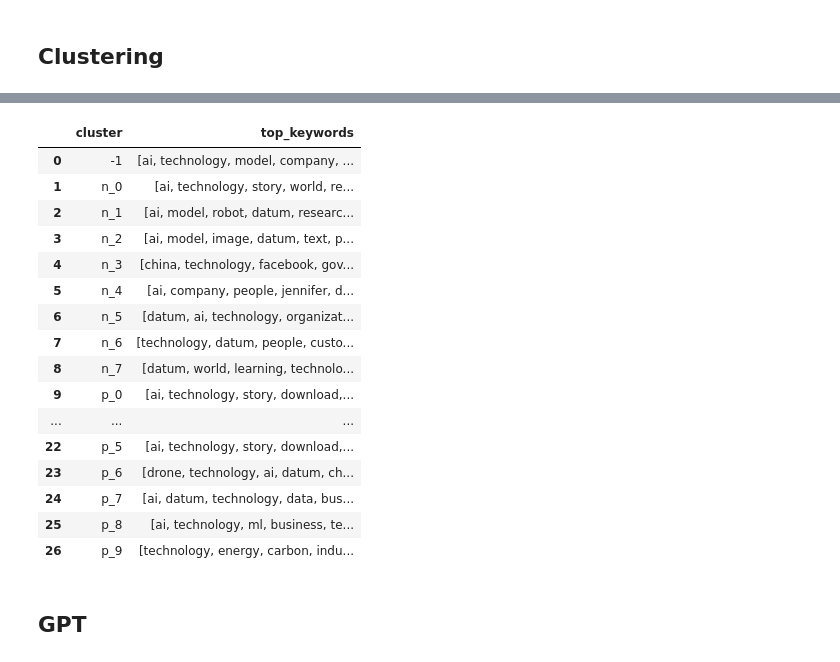
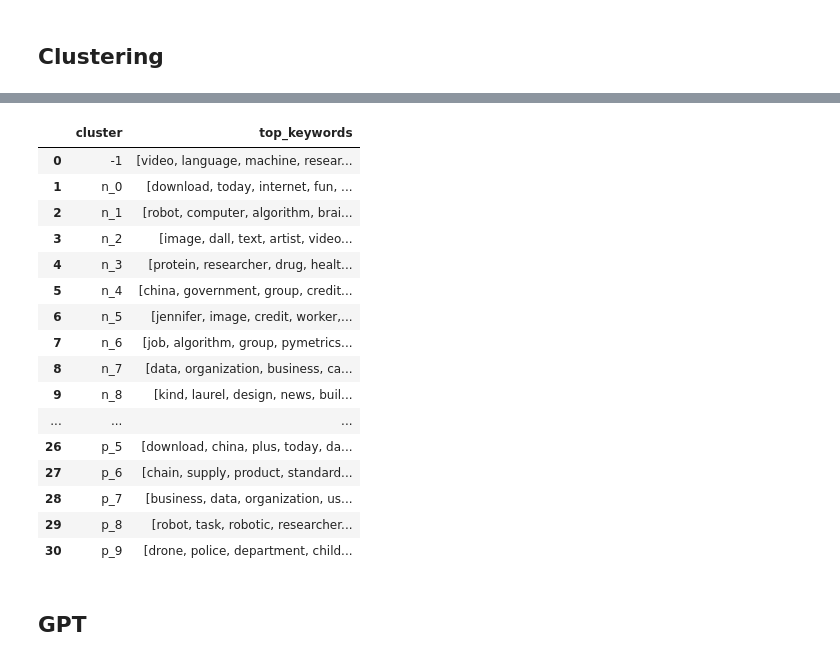
Before and after one commit to AlbaTaboada/Edgelands, a Jupyter notebook: Full_text_analysis(Alba).ipynb, the cells around one changed output, grey strips where cells are left out. Saved outputs shown, nothing was run; the diff lists cells and outputs as text; code cells hidden in the pictures.

Commit message:
Update full_Text_analysis

```diff
--- a/Full_text_analysis(Alba).ipynb
+++ b/Full_text_analysis(Alba).ipynb
@@ -95,7 +91,7 @@ Records range from 2021 to 2024
 # %%
 # Calculate and filter word count
 df["word_count"] = df["text"].str.split().str.len()
-df = df[df["word_count"].between(500, 8000)]
+df = df[df["word_count"].between(500, 6000)]
 
 # Plot histogram
 plt.figure(figsize=(10, 3))
@@ -362,0 +373,30 @@ plt.show()
+# %%
+def remove_top_words(lemmas_column, words_to_remove):
+    """
+    Removes the most common words from each list in the lemmas column.
+
+    Args:
+        lemmas_column (pd.Series): Column containing lists of words.
+        words_to_remove (set): Set of words to be removed.
+
+    Returns:
+        pd.Series: New column with lists of words excluding the most common ones.
+    """
+    return lemmas_column.apply(lambda lemmas: [word for word in lemmas if word not in words_to_remove])
+# %%
+# Clean the articles by removing the most common words
+words_to_remove = set(top_words)  # Convert to a set for fast lookups
+df['lemmas_cleaned'] = remove_top_words(df['lemmas'], words_to_remove)
+
+# Get the most common words after cleaning
+top_words_cleaned, top_counts_cleaned = get_top_n_words(df['lemmas_cleaned'], n_top_words=n_top_words)
+
+# Plot the most common words after cleaning
+plt.figure(figsize=(10, 3))
+plt.bar(top_words_cleaned, top_counts_cleaned, color='lightgreen', edgecolor='black')
+plt.xticks(rotation='vertical')
+plt.xlabel('Word')
+plt.ylabel('Frequency')
+plt.title(f'Top {n_top_words} Most Frequent Words (After Cleaning)')
+plt.tight_layout()
+plt.show()
@@ -363,10 +405,4 @@ plt.show()
 # %%
-# Remove the top 10/20 keywords for the entire corpus for each article
-
-# 1. Put together all the lemmas
-# 2. Identify the 10/20/30 most common ones
-# 3. Remove for every article the l;ist of the most common lemmas
-
 
 # Extract keywords for each cluster
 def extract_keywords(df, top_n=15, max_features=1000):
@@ -375,52 +411,52 @@ def extract_keywords(df, top_n=15, max_features=1000):
     for cluster_id, group in df.groupby("cluster"):
         # Vectorize the text
         vectorizer = CountVectorizer(max_features=max_features)
-        lemmas = group["lemmas"] = group["lemmas"].apply(
+        lemmas = group["lemmas_cleaned"] = group["lemmas_cleaned"].apply(
             lambda x: " ".join(x) if isinstance(x, list) else str(x)
         )
         # print(group["lemmas"])
         # print(test)
         # print(" ".join(group['lemmas']))
         X = vectorizer.fit_transform(lemmas)
 
         # Calculate word frequencies
         word_sums = X.sum(axis=0).A1  # Convert matrix to array
         words_freq = sorted(
             ((word, word_sums[idx]) for word, idx in vectorizer.vocabulary_.items()),
             key=lambda x: x[1], reverse=True
         )
 
         # Get top keywords
         top_keywords = [word for word, _ in words_freq[:top_n]]
 
         # Append cluster results
         results.append({'cluster': cluster_id, 'top_keywords': top_keywords})
 
     return pd.DataFrame(results)
 
 
 # Usage
 keywords_df = extract_keywords(df)
 
 keywords_df
 # %% [output]
 |  | cluster | top_keywords |
-| 0 | -1 | [ai, technology, model, company, ... |
-| 1 | n_0 | [ai, technology, story, world, re... |
-| 2 | n_1 | [ai, model, robot, datum, researc... |
-| 3 | n_2 | [ai, model, image, datum, text, p... |
-| 4 | n_3 | [china, technology, facebook, gov... |
-| 5 | n_4 | [ai, company, people, jennifer, d... |
-| 6 | n_5 | [datum, ai, technology, organizat... |
-| 7 | n_6 | [technology, datum, people, custo... |
-| 8 | n_7 | [datum, world, learning, technolo... |
-| 9 | p_0 | [ai, technology, story, download,... |
+| 0 | -1 | [video, language, machine, resear... |
+| 1 | n_0 | [download, today, internet, fun, ... |
+| 2 | n_1 | [robot, computer, algorithm, brai... |
+| 3 | n_2 | [image, dall, text, artist, video... |
+| 4 | n_3 | [protein, researcher, drug, healt... |
+| 5 | n_4 | [china, government, group, credit... |
+| 6 | n_5 | [jennifer, image, credit, worker,... |
+| 7 | n_6 | [job, algorithm, group, pymetrics... |
+| 8 | n_7 | [data, organization, business, ca... |
+| 9 | n_8 | [kind, laurel, design, news, buil... |
 | ... | ... | ... |
-| 22 | p_5 | [ai, technology, story, download,... |
-| 23 | p_6 | [drone, technology, ai, datum, ch... |
-| 24 | p_7 | [ai, datum, technology, data, bus... |
-| 25 | p_8 | [ai, technology, ml, business, te... |
-| 26 | p_9 | [technology, energy, carbon, indu... |
+| 26 | p_5 | [download, china, plus, today, da... |
+| 27 | p_6 | [chain, supply, product, standard... |
+| 28 | p_7 | [business, data, organization, us... |
+| 29 | p_8 | [robot, task, robotic, researcher... |
+| 30 | p_9 | [drone, police, department, child... |
 # %% [markdown]
 ## GPT
 # %%
```
Also changed, not shown: parts of 28 cells of this notebook.
